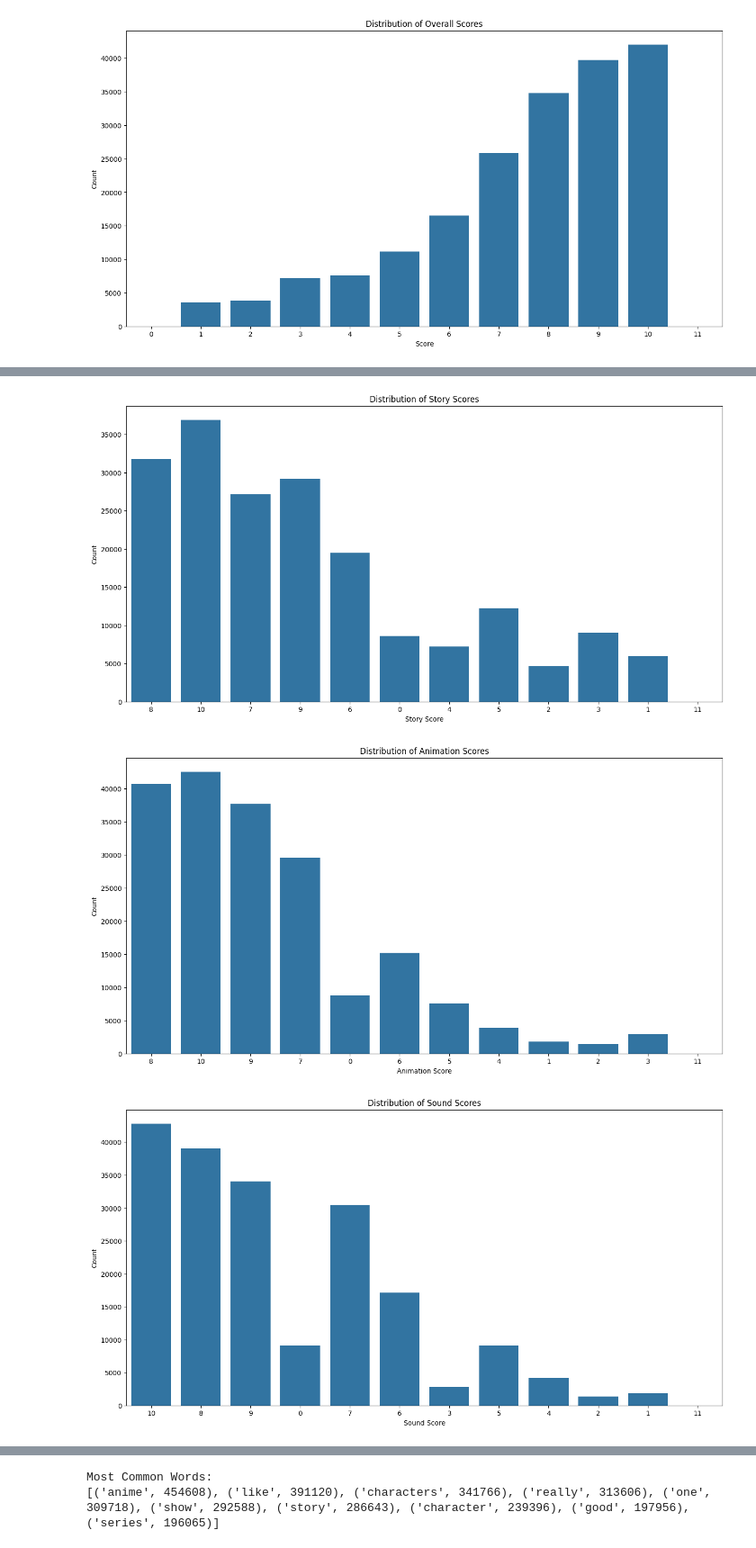
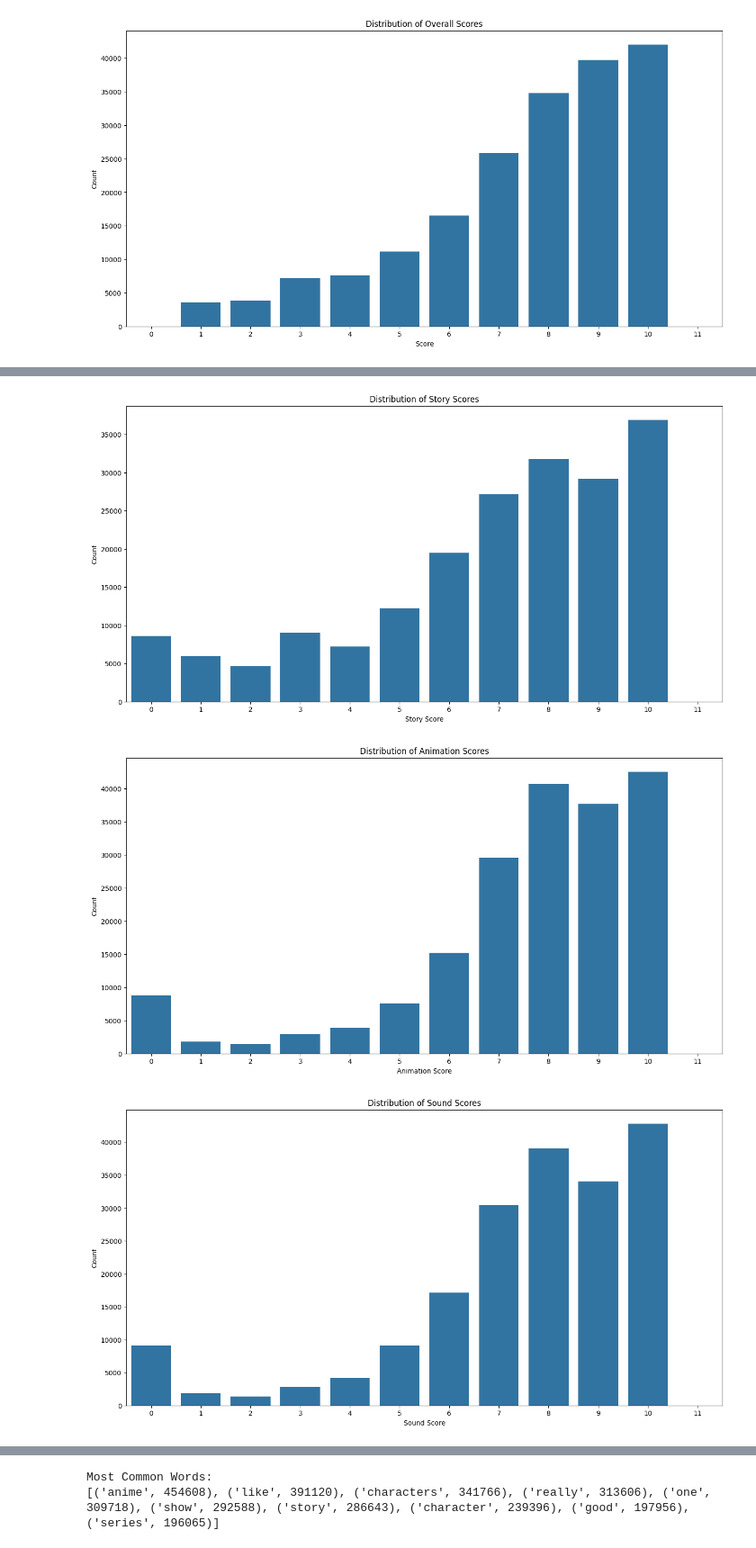
Before and after one commit to tobiasseck/anime-data-analytics-project, a Jupyter notebook: reviews-sighting.ipynb, the cells around one changed output, grey strips where cells are left out. Shown at 90% size. Cells and saved outputs as stored; diff of their text form; code cells hidden in the pictures.

Commit message:
reviews fix --> scores int

```diff
--- a/reviews-sighting.ipynb
+++ b/reviews-sighting.ipynb
@@ -134,6 +134,9 @@ plt.show()
 [figure]
 # %%
 individual_scores = ['Overall', 'Story', 'Animation', 'Sound', 'Character', 'Enjoyment']
+for score in individual_scores:
+    reviews_df[score] = reviews_df[score].astype(int)
+
 for score in individual_scores:
     plt.figure(figsize=(16, 8))
     sns.countplot(x=score, data=reviews_df)
@@ -146,3 +149,3 @@ for score in individual_scores:
-[figure, old version]
+[figure, new version]
-[figure, old version]
+[figure, new version]
-[figure, old version]
+[figure, new version]
```
Also changed, not shown: parts of 3 cells of this notebook.
